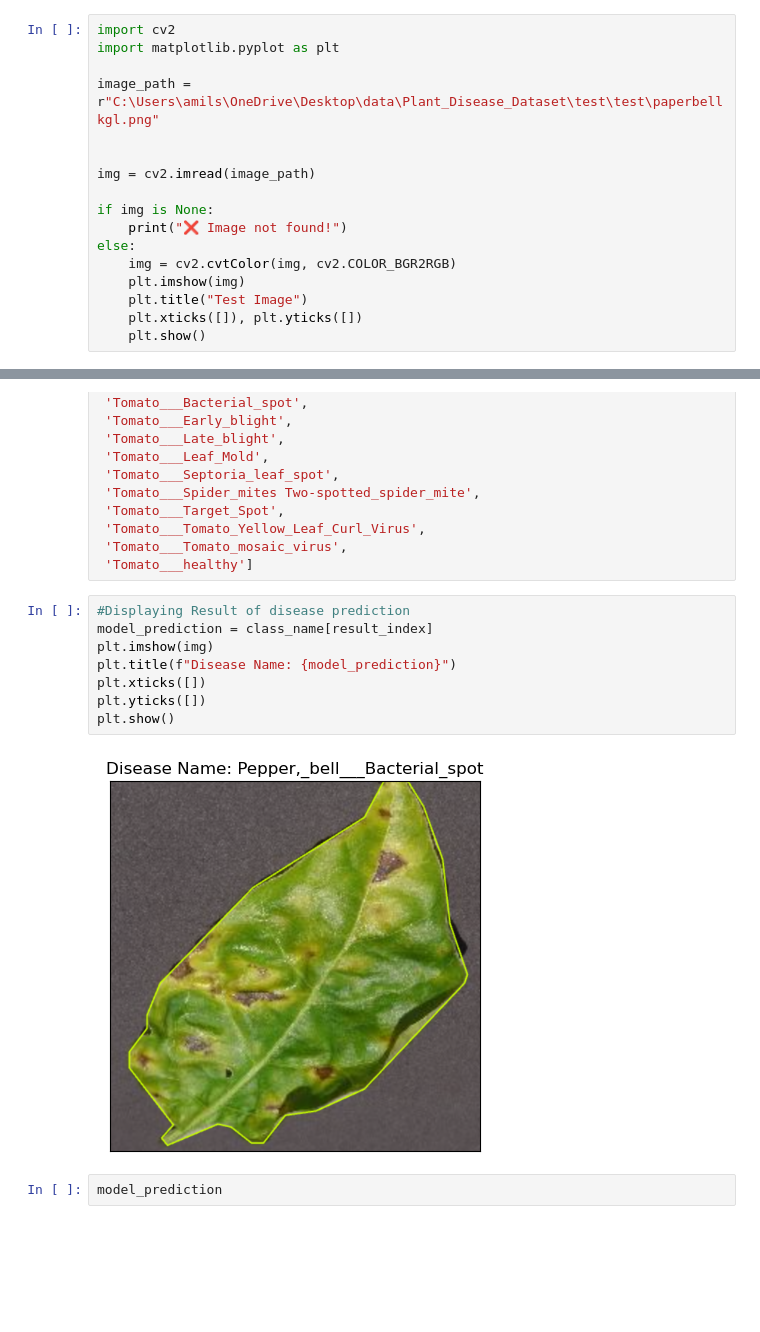
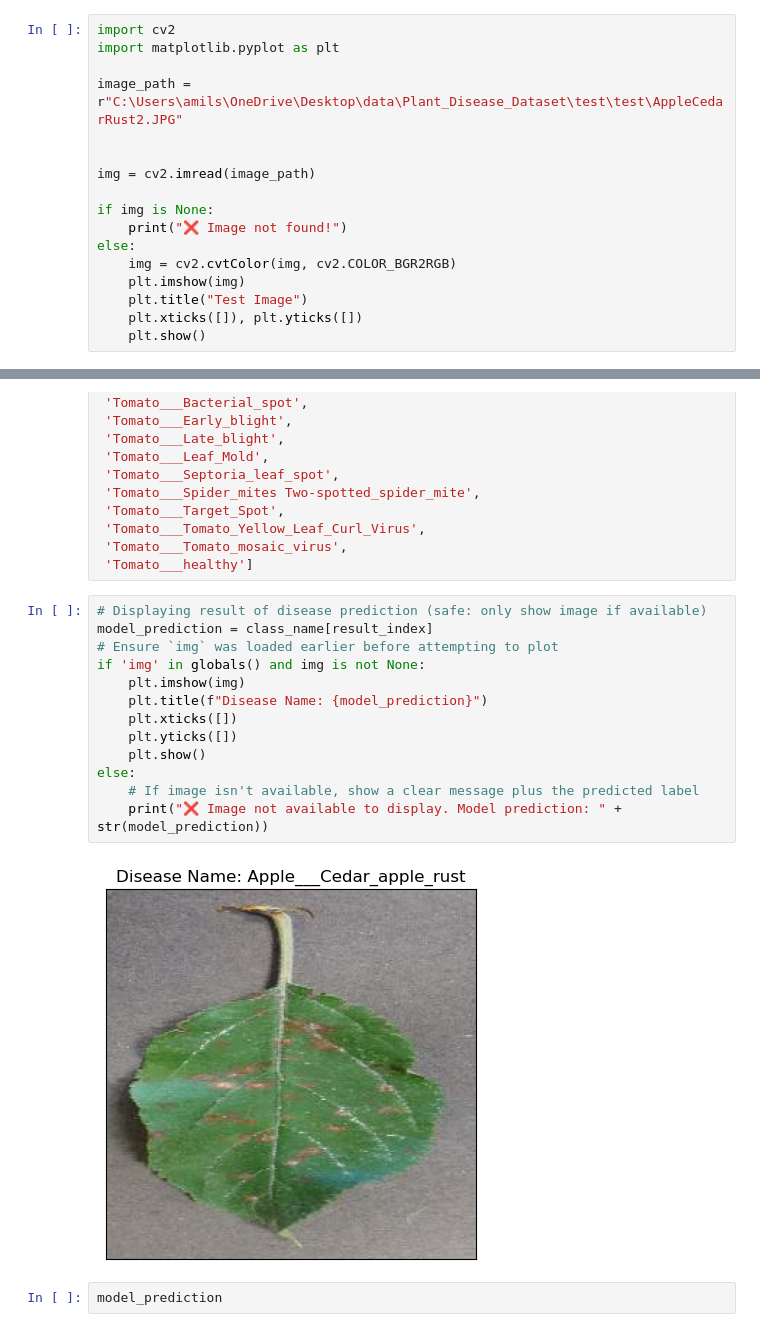
Before and after one commit to AmilSiddiquie/Plant_Disease_Dataset, a Jupyter notebook: Test_Plant_Disease.ipynb, the cells around one changed output, grey strips where cells are left out. Cells and saved outputs as stored; diff of their text form; blank space fills up the shorter version.

Commit message:
Fix: guard display cell when test image missing

```diff
--- a/Test_Plant_Disease.ipynb
+++ b/Test_Plant_Disease.ipynb
@@ -45,7 +45,7 @@ Note: you may need to restart the kernel to use updated packages.
 import cv2
 import matplotlib.pyplot as plt
 
-image_path = r"C:\Users\amils\OneDrive\Desktop\data\Plant_Disease_Dataset\test\test\paperbellkgl.png"
+image_path = r"C:\Users\amils\OneDrive\Desktop\data\Plant_Disease_Dataset\test\test\AppleCedarRust2.JPG"
 
 
 img = cv2.imread(image_path)
@@ -130,15 +130,20 @@ class_name = ['Apple___Apple_scab',
  'Tomato___Tomato_mosaic_virus',
  'Tomato___healthy']
 # %%
-#Displaying Result of disease prediction
+# Displaying result of disease prediction (safe: only show image if available)
 model_prediction = class_name[result_index]
-plt.imshow(img)
-plt.title(f"Disease Name: {model_prediction}")
-plt.xticks([])
-plt.yticks([])
-plt.show()
+# Ensure `img` was loaded earlier before attempting to plot
+if 'img' in globals() and img is not None:
+    plt.imshow(img)
+    plt.title(f"Disease Name: {model_prediction}")
+    plt.xticks([])
+    plt.yticks([])
+    plt.show()
+else:
+    # If image isn't available, show a clear message plus the predicted label
+    print("❌ Image not available to display. Model prediction: " + str(model_prediction))
 # %% [output]
-[figure, old version]
+[figure, new version]
 # %%
 model_prediction
 # %% [output]
```
Also changed, not shown: parts of 3 cells of this notebook.
